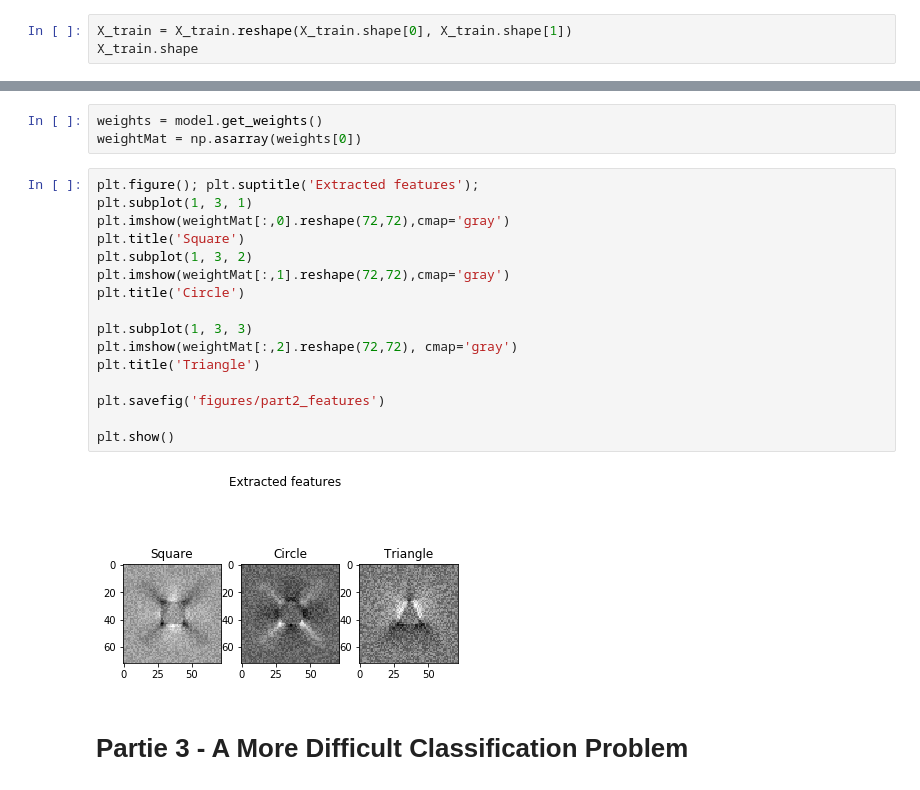
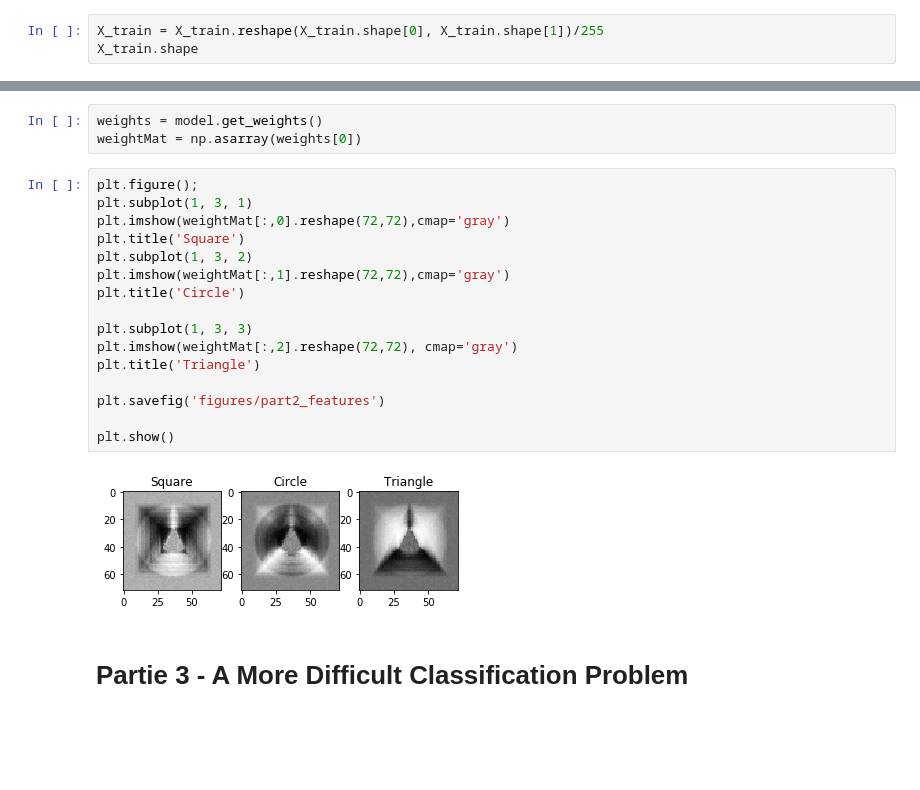
Before and after one commit to ALavault/DL, a Jupyter notebook: MP1/MP1.ipynb, the cells around one changed output, grey strips where cells are left out. Cells and saved outputs as stored; diff of their text form; blank space fills up the shorter version.

```diff
--- a/MP1/MP1.ipynb
+++ b/MP1/MP1.ipynb
@@ -195,5 +286,5 @@ X_train, Y_train
 # %%
-X_train = X_train.reshape(X_train.shape[0], X_train.shape[1])
+X_train = X_train.reshape(X_train.shape[0], X_train.shape[1])/255
 X_train.shape
 # %% [output]
 (300, 5184)
@@ -258,23 +349,23 @@ array([[0., 1., 0.]], dtype=float32)
 weights = model.get_weights()
 weightMat = np.asarray(weights[0])
 # %%
-plt.figure(); plt.suptitle('Extracted features');
+plt.figure();
 plt.subplot(1, 3, 1)
 plt.imshow(weightMat[:,0].reshape(72,72),cmap='gray')
 plt.title('Square')
 plt.subplot(1, 3, 2)
 plt.imshow(weightMat[:,1].reshape(72,72),cmap='gray')
 plt.title('Circle')
 
 plt.subplot(1, 3, 3)
 plt.imshow(weightMat[:,2].reshape(72,72), cmap='gray')
 plt.title('Triangle')
 
 plt.savefig('figures/part2_features')
 
 plt.show()
 # %% [output]
-[figure, old version]
+[figure, new version]
 # %% [markdown]
 # Partie 3 - A More Difficult Classification Problem
 # %%
```
Also changed, not shown: parts of 38 cells of this notebook, 5 other files.
